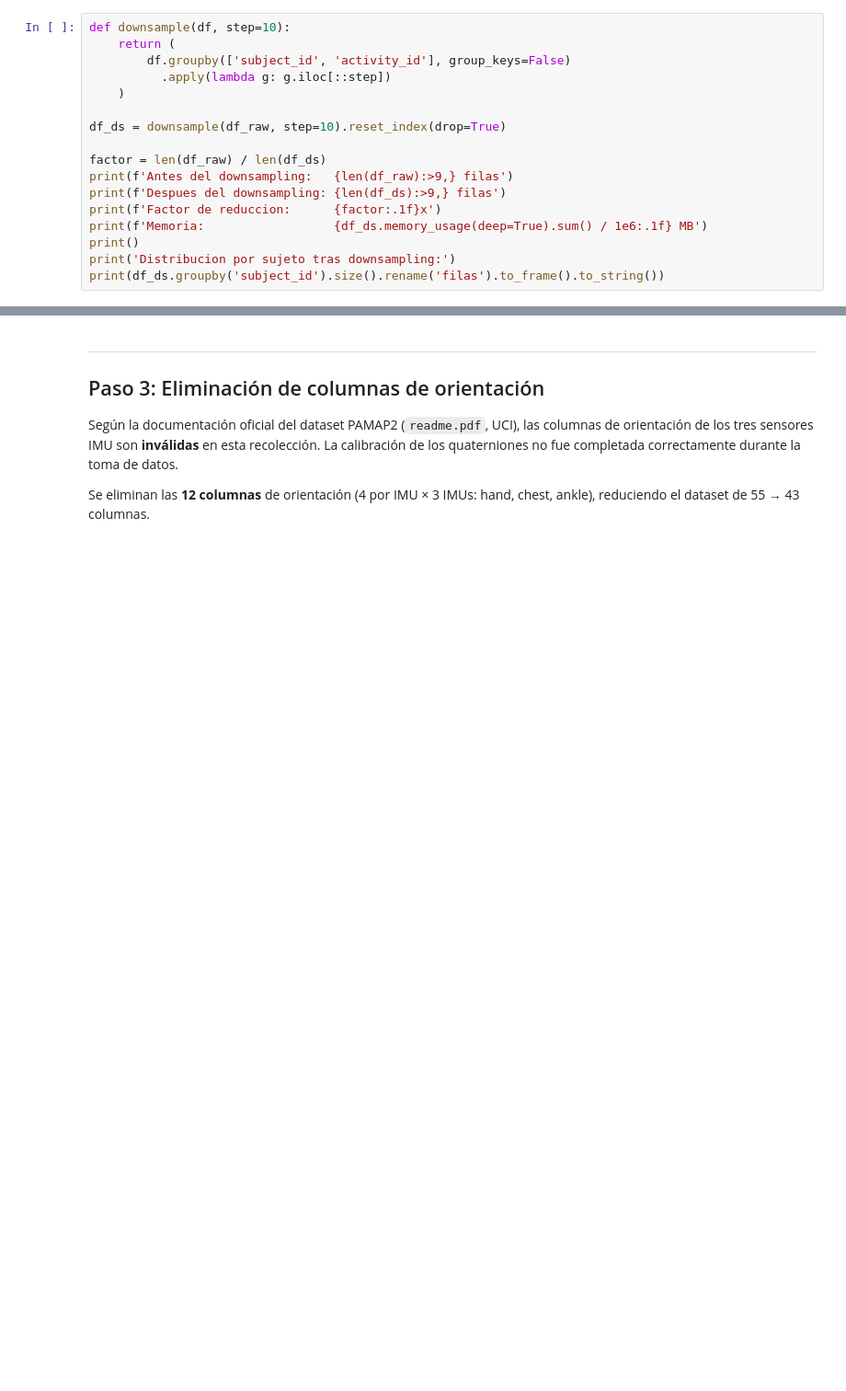
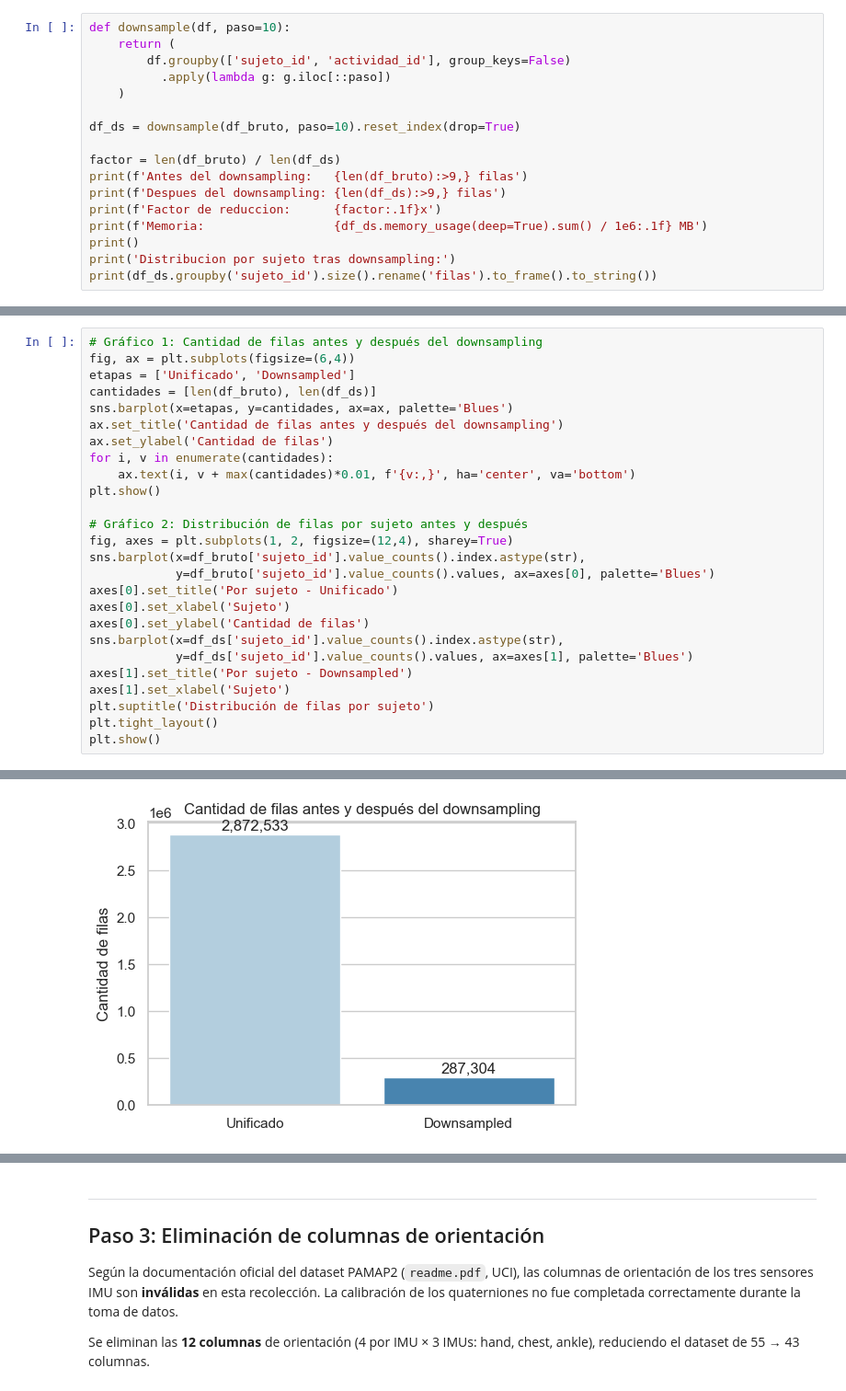
Before and after one commit to FrancoRecalde/TP_CD, a Jupyter notebook: notebooks/01_ETL.ipynb, the cells around one changed output, grey strips where cells are left out. Shown at 92% size. Drawn from its saved outputs; the diff is of its cells as text; blank space fills up the shorter version.

Commit message:
se agregan integrantes, se crea estructura y se completa paso 0

```diff
--- a/notebooks/01_ETL.ipynb
+++ b/notebooks/01_ETL.ipynb
@@ -169,19 +218,19 @@ downsampling tomando **1 fila cada 10** por sujeto y por actividad (`iloc[::10]`
 - Estándar en múltiples trabajos del estado del arte sobre PAMAP2
 - Se aplica por sujeto **y** por actividad para no mezclar señales de sesiones distintas
 # %%
-def downsample(df, step=10):
+def downsample(df, paso=10):
     return (
-        df.groupby(['subject_id', 'activity_id'], group_keys=False)
-          .apply(lambda g: g.iloc[::step])
+        df.groupby(['sujeto_id', 'actividad_id'], group_keys=False)
+          .apply(lambda g: g.iloc[::paso])
     )
 
-df_ds = downsample(df_raw, step=10).reset_index(drop=True)
+df_ds = downsample(df_bruto, paso=10).reset_index(drop=True)
 
-factor = len(df_raw) / len(df_ds)
-print(f'Antes del downsampling:   {len(df_raw):>9,} filas')
+factor = len(df_bruto) / len(df_ds)
+print(f'Antes del downsampling:   {len(df_bruto):>9,} filas')
 print(f'Despues del downsampling: {len(df_ds):>9,} filas')
 print(f'Factor de reduccion:      {factor:.1f}x')
 print(f'Memoria:                  {df_ds.memory_usage(deep=True).sum() / 1e6:.1f} MB')
 print()
 print('Distribucion por sujeto tras downsampling:')
-print(df_ds.groupby('subject_id').size().rename('filas').to_frame().to_string())
+print(df_ds.groupby('sujeto_id').size().rename('filas').to_frame().to_string())
@@ -187,0 +260,27 @@ print(df_ds.groupby('subject_id').size().rename('filas').to_frame().to_string())
+# %%
+# Gráfico 1: Cantidad de filas antes y después del downsampling
+fig, ax = plt.subplots(figsize=(6,4))
+etapas = ['Unificado', 'Downsampled']
+cantidades = [len(df_bruto), len(df_ds)]
+sns.barplot(x=etapas, y=cantidades, ax=ax, palette='Blues')
+ax.set_title('Cantidad de filas antes y después del downsampling')
+ax.set_ylabel('Cantidad de filas')
+for i, v in enumerate(cantidades):
+    ax.text(i, v + max(cantidades)*0.01, f'{v:,}', ha='center', va='bottom')
+plt.show()
+
+# Gráfico 2: Distribución de filas por sujeto antes y después
+fig, axes = plt.subplots(1, 2, figsize=(12,4), sharey=True)
+sns.barplot(x=df_bruto['sujeto_id'].value_counts().index.astype(str),
+            y=df_bruto['sujeto_id'].value_counts().values, ax=axes[0], palette='Blues')
+axes[0].set_title('Por sujeto - Unificado')
+axes[0].set_xlabel('Sujeto')
+axes[0].set_ylabel('Cantidad de filas')
+sns.barplot(x=df_ds['sujeto_id'].value_counts().index.astype(str),
+            y=df_ds['sujeto_id'].value_counts().values, ax=axes[1], palette='Blues')
+axes[1].set_title('Por sujeto - Downsampled')
+axes[1].set_xlabel('Sujeto')
+plt.suptitle('Distribución de filas por sujeto')
+plt.tight_layout()
+plt.show()
+# %% [output]
@@ -187,0 +290 @@ print(df_ds.groupby('subject_id').size().rename('filas').to_frame().to_string())
+[figure, added]
```
Also changed, not shown: parts of 19 cells of this notebook, 1 other file.
